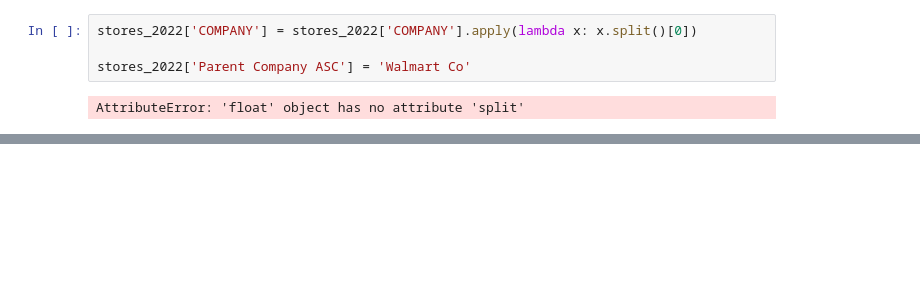
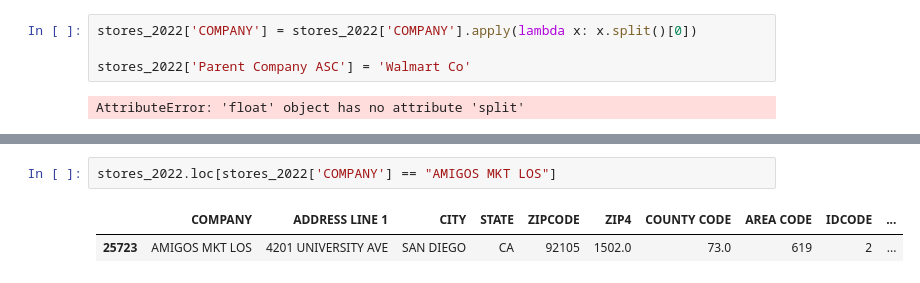
Before and after one commit to uchicago-dsi/rafi-grocery, a Jupyter notebook: weektwo.ipynb, the cells around one changed output, grey strips where cells are left out. Cells and saved outputs as stored; diff of their text form; blank space fills up the shorter version.

```diff
--- a/weektwo.ipynb
+++ b/weektwo.ipynb
@@ -60,0 +206,5 @@ AttributeError: 'float' object has no attribute 'split'
+# %%
+stores_2022.loc[stores_2022['COMPANY'] == "AMIGOS MKT LOS"]
+# %% [output]
+|  | COMPANY | ADDRESS LINE 1 | CITY | STATE | ZIPCODE | ZIP4 | COUNTY CODE | AREA CODE | IDCODE | ... |
+| 25723 | AMIGOS MKT LOS | 4201 UNIVERSITY AVE | SAN DIEGO | CA | 92105 | 1502.0 | 73.0 | 619 | 2 | ... |
```
Also changed, not shown: parts of 6 cells of this notebook.
